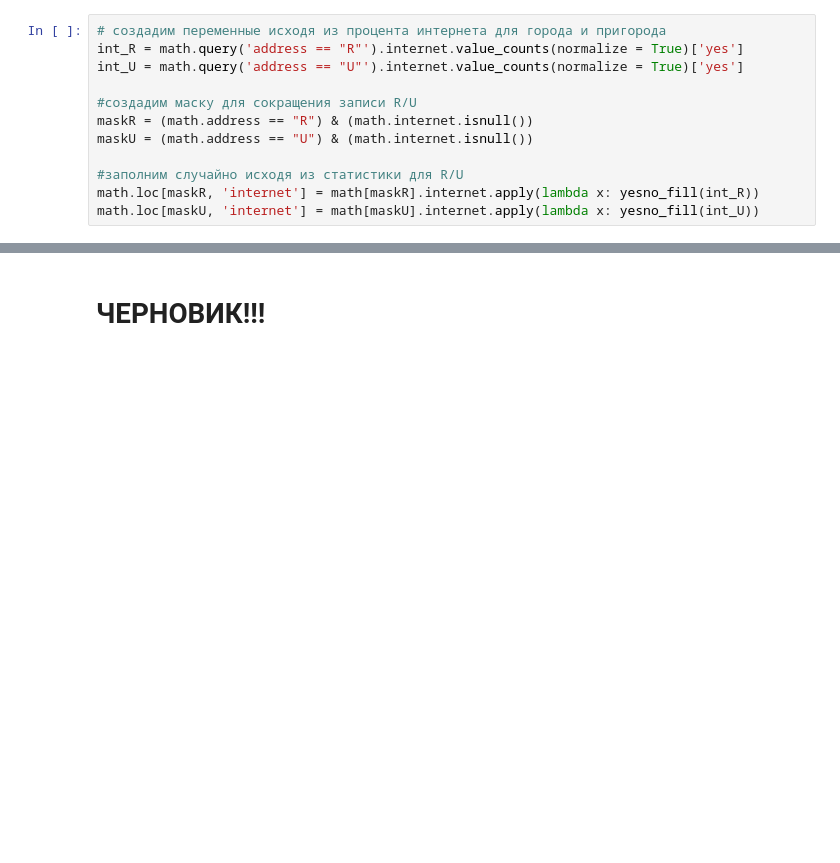
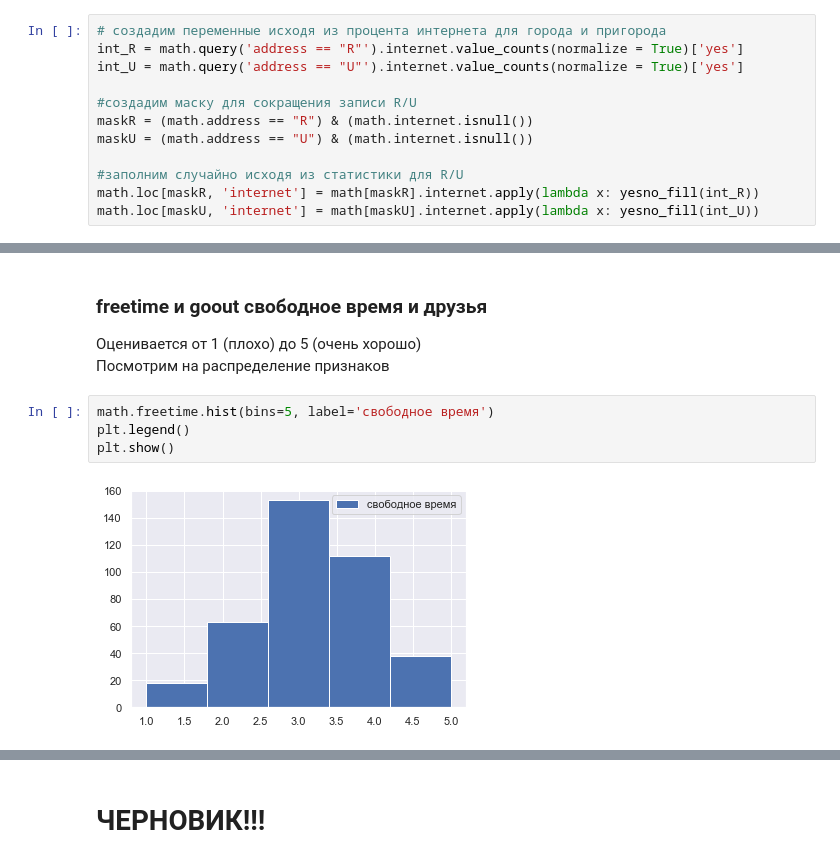
Before and after one commit to Deus99/skillfactory_rds, a Jupyter notebook: module_2/EDA_Unicef.ipynb, the cells around one changed output, grey strips where cells are left out. Saved outputs shown, nothing was run; the diff lists cells and outputs as text; blank space fills up the shorter version.

```diff
--- a/module_2/EDA_Unicef.ipynb
+++ b/module_2/EDA_Unicef.ipynb
@@ -915,0 +953,10 @@ math.describe(include = 'all').T
+# %% [markdown]
+### freetime и goout  свободное время и друзья
+Оценивается от 1 (плохо) до 5 (очень хорошо)
+Посмотрим на распределение признаков
+# %%
+math.freetime.hist(bins=5, label='свободное время')
+plt.legend()
+plt.show()
+# %% [output]
+[figure, added]
```
Also changed, not shown: parts of 30 cells of this notebook.
